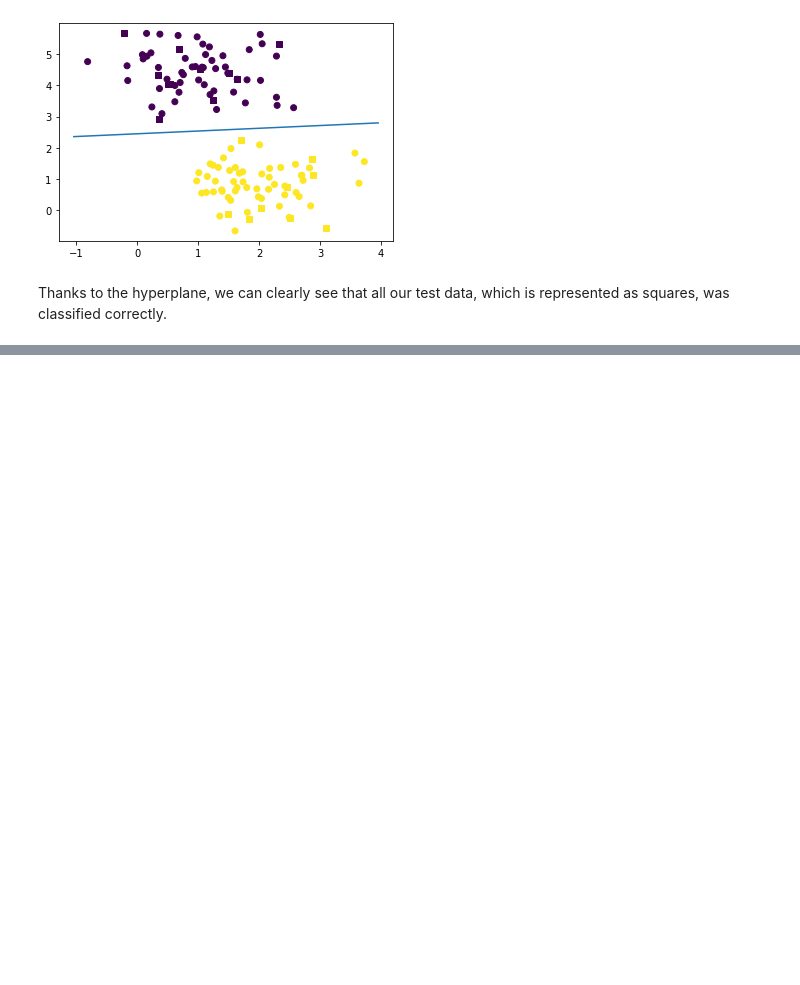
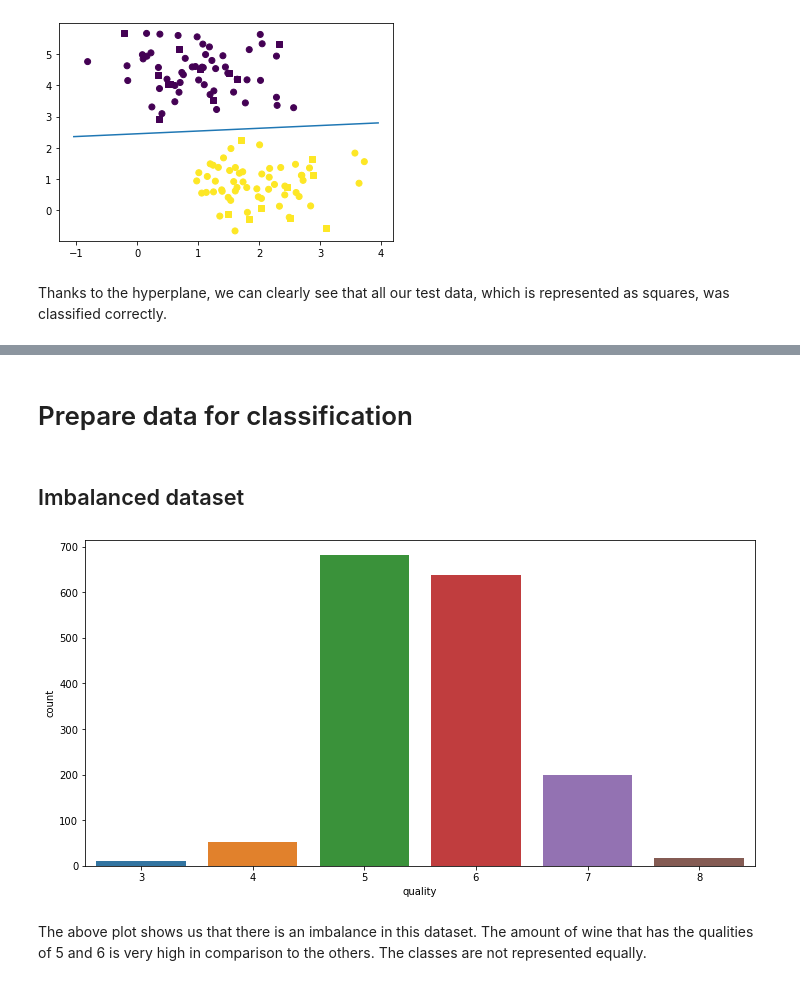
Before and after one commit to antongolubev12/emergingTech, a Jupyter notebook: scikit-learn.ipynb, the cells around one changed output, grey strips where cells are left out. Cells and saved outputs as stored; diff of their text form; code cells hidden in the pictures; blank space fills up the shorter version.

```diff
--- a/scikit-learn.ipynb
+++ b/scikit-learn.ipynb
@@ -220,0 +327,15 @@ The kernel allows for the transformation of the data into a higher or lower dime
+# %% [markdown]
+# Prepare data for classification
+# %% [markdown]
+## Imbalanced dataset
+# %%
+#Show distribution of qualities
+plt.figure(figsize=(12,6))
+x=df['quality']
+sns.countplot(x=x)
+plt.show()
+# %% [output]
+[figure, added]
+# %% [markdown]
+The above plot shows us that there is an imbalance in this dataset. The amount of wine that has the qualities
+of 5 and 6 is very high in comparison to the others. The classes are not represented equally.
```
Also changed, not shown: parts of 35 cells of this notebook, 3 other files.
